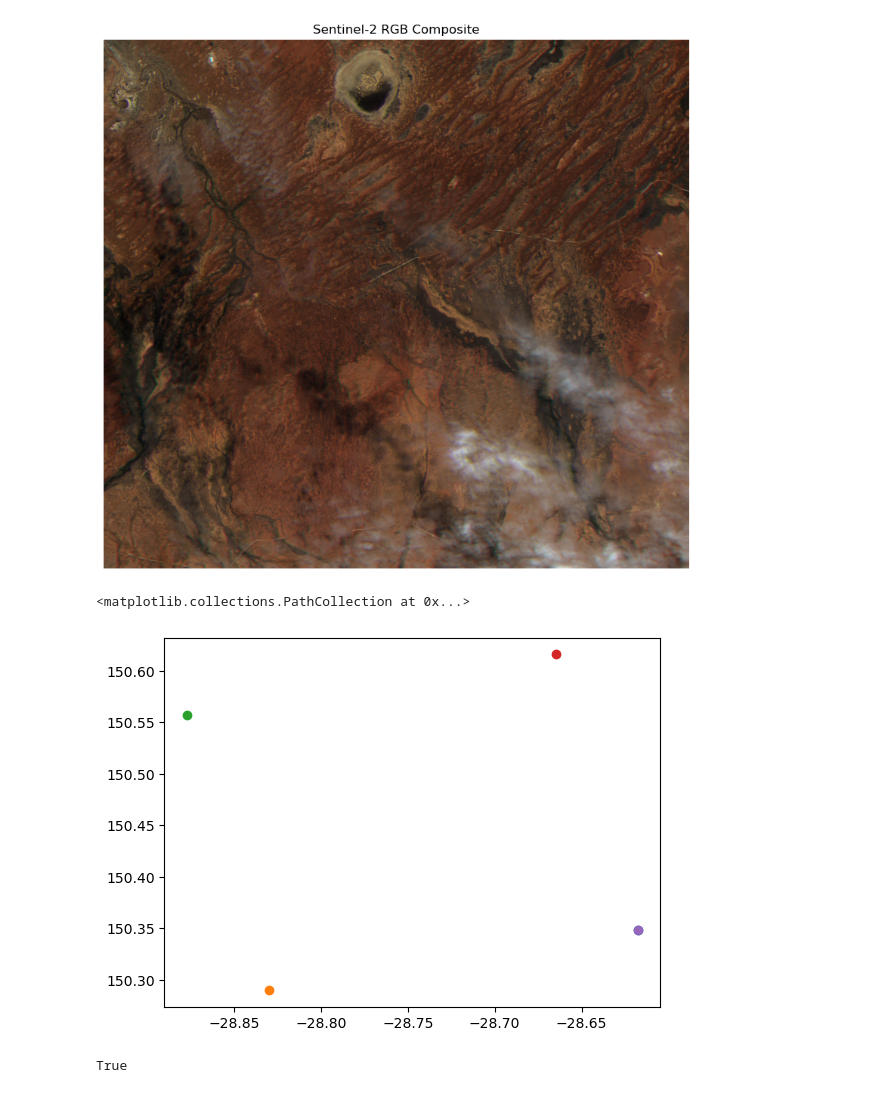
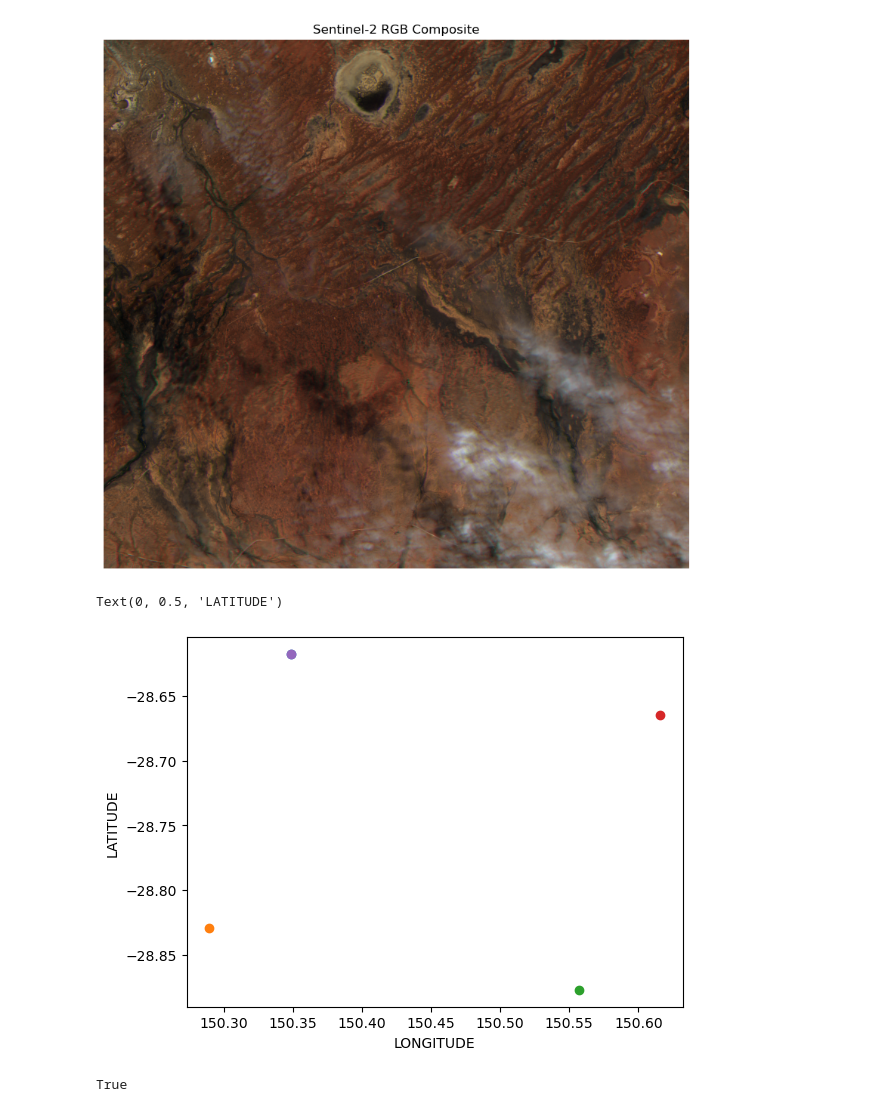
Before and after one commit to ofk123/dggs-benchmarking, a Jupyter notebook: rgb.ipynb, the cells around one changed output. Cells and saved outputs as stored; diff of their text form; code cells hidden in the pictures.

Commit message:
flip lat/lon plot

```diff
--- a/rgb.ipynb
+++ b/rgb.ipynb
@@ -52,14 +52,16 @@ p2 = (-28.8772947891393, 150.557398372806)
 p3 = (-28.6649441614133, 150.615790641699)
 p4 = (-28.6174981887976, 150.348660667886)
 # %%
-plt.scatter(*p0)
-plt.scatter(*p1)
-plt.scatter(*p2)
-plt.scatter(*p3)
-plt.scatter(*p4)
+plt.scatter(*reversed(p0))
+plt.scatter(*reversed(p1))
+plt.scatter(*reversed(p2))
+plt.scatter(*reversed(p3))
+plt.scatter(*reversed(p4))
+plt.xlabel("LONGITUDE")
+plt.ylabel("LATITUDE")
 # %% [output]
-<matplotlib.collections.PathCollection at 0x...>
+Text(0, 0.5, 'LATITUDE')
-[figure, old version]
+[figure, new version]
 # %%
 p0 == p4
 # %% [output]
```
